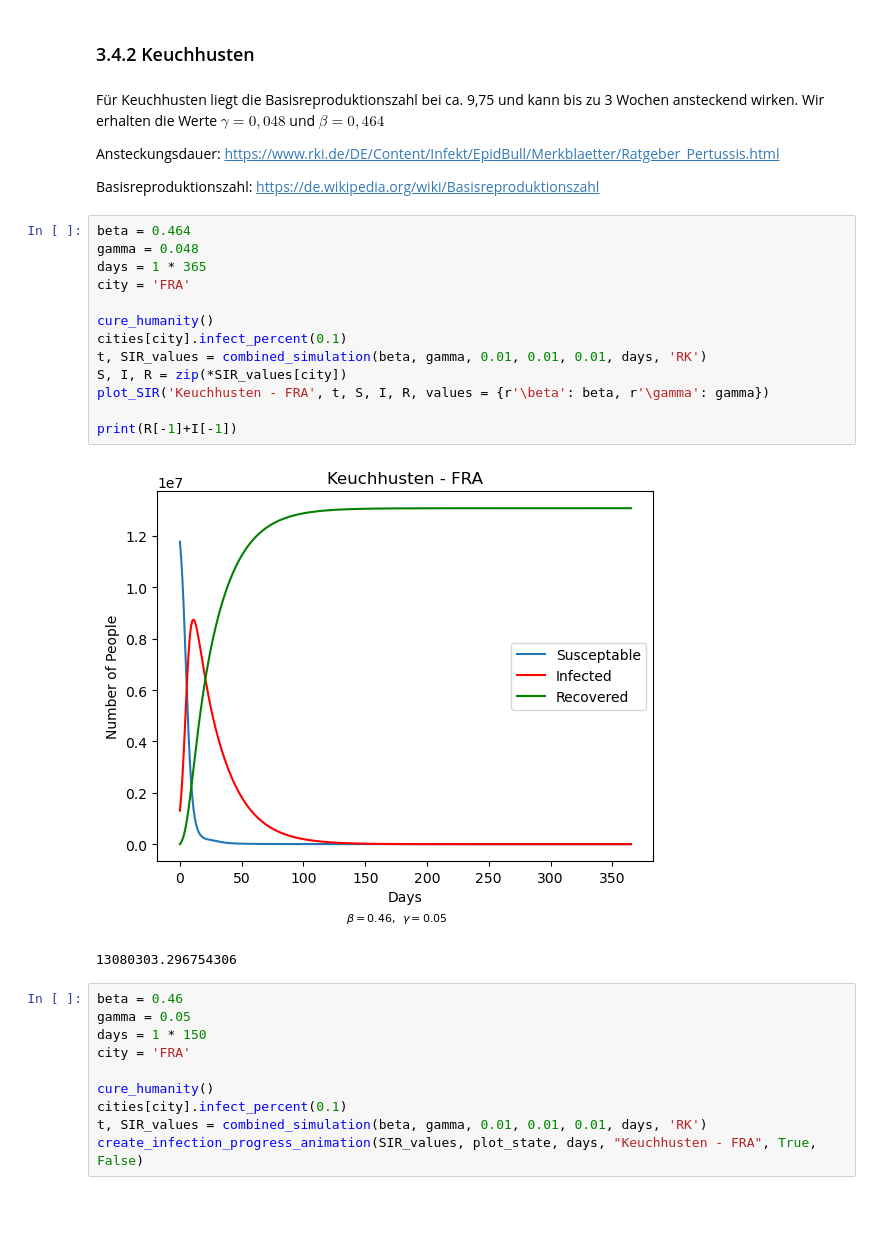
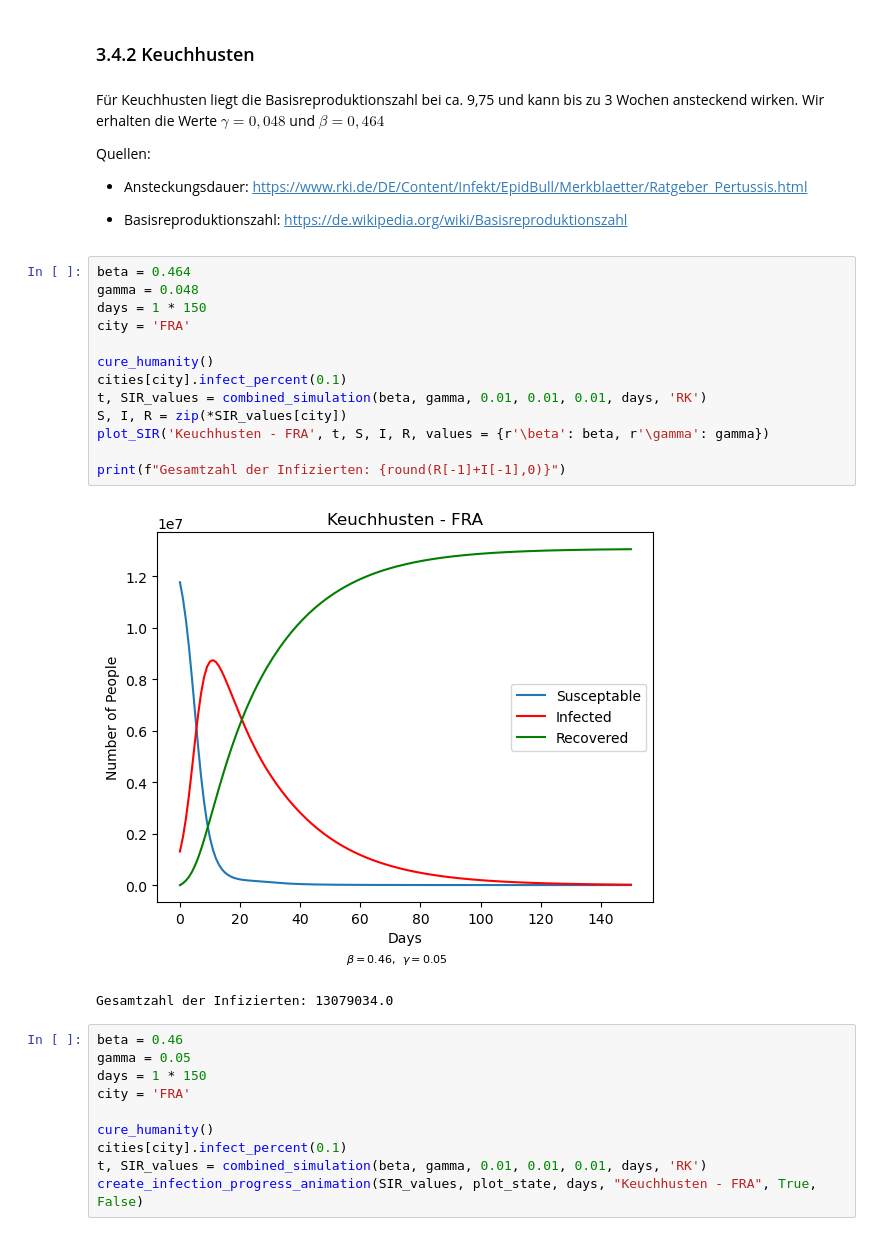
Before and after one commit to LoloSpirit/PlagueInc, a Jupyter notebook: Ausarbeitung_Projekt.ipynb, the cells around one changed output. Drawn from its saved outputs; the diff is of its cells as text; blank space fills up the shorter version.

```diff
--- a/Ausarbeitung_Projekt.ipynb
+++ b/Ausarbeitung_Projekt.ipynb
@@ -847,25 +900,27 @@ Die von uns durchgeführte Simulation kann als, für Influenza typische, Grippew
 # %% [markdown]
 Für Keuchhusten liegt die Basisreproduktionszahl bei ca. 9,75 und kann bis zu 3 Wochen ansteckend wirken. Wir erhalten die Werte $\gamma = 0,048$ und $\beta = 0,464$
 
-Ansteckungsdauer: https://www.rki.de/DE/Content/Infekt/EpidBull/Merkblaetter/Ratgeber_Pertussis.html
+Quellen:
 
-Basisreproduktionszahl: https://de.wikipedia.org/wiki/Basisreproduktionszahl
+- Ansteckungsdauer: https://www.rki.de/DE/Content/Infekt/EpidBull/Merkblaetter/Ratgeber_Pertussis.html
+
+- Basisreproduktionszahl: https://de.wikipedia.org/wiki/Basisreproduktionszahl
 # %%
 beta = 0.464
 gamma = 0.048
-days = 1 * 365
+days = 1 * 150
 city = 'FRA'
 
 cure_humanity()
 cities[city].infect_percent(0.1)
 t, SIR_values = combined_simulation(beta, gamma, 0.01, 0.01, 0.01, days, 'RK')
 S, I, R = zip(*SIR_values[city])
 plot_SIR('Keuchhusten - FRA', t, S, I, R, values = {r'\beta': beta, r'\gamma': gamma})
 
-print(R[-1]+I[-1])
+print(f"Gesamtzahl der Infizierten: {round(R[-1]+I[-1],0)}")
 # %% [output]
-[figure, old version]
+[figure, new version]
-13080303.296754306
+Gesamtzahl der Infizierten: 13079034.0
 # %%
 beta = 0.46
 gamma = 0.05
```
Also changed, not shown: parts of 41 cells of this notebook, 1 other file.
